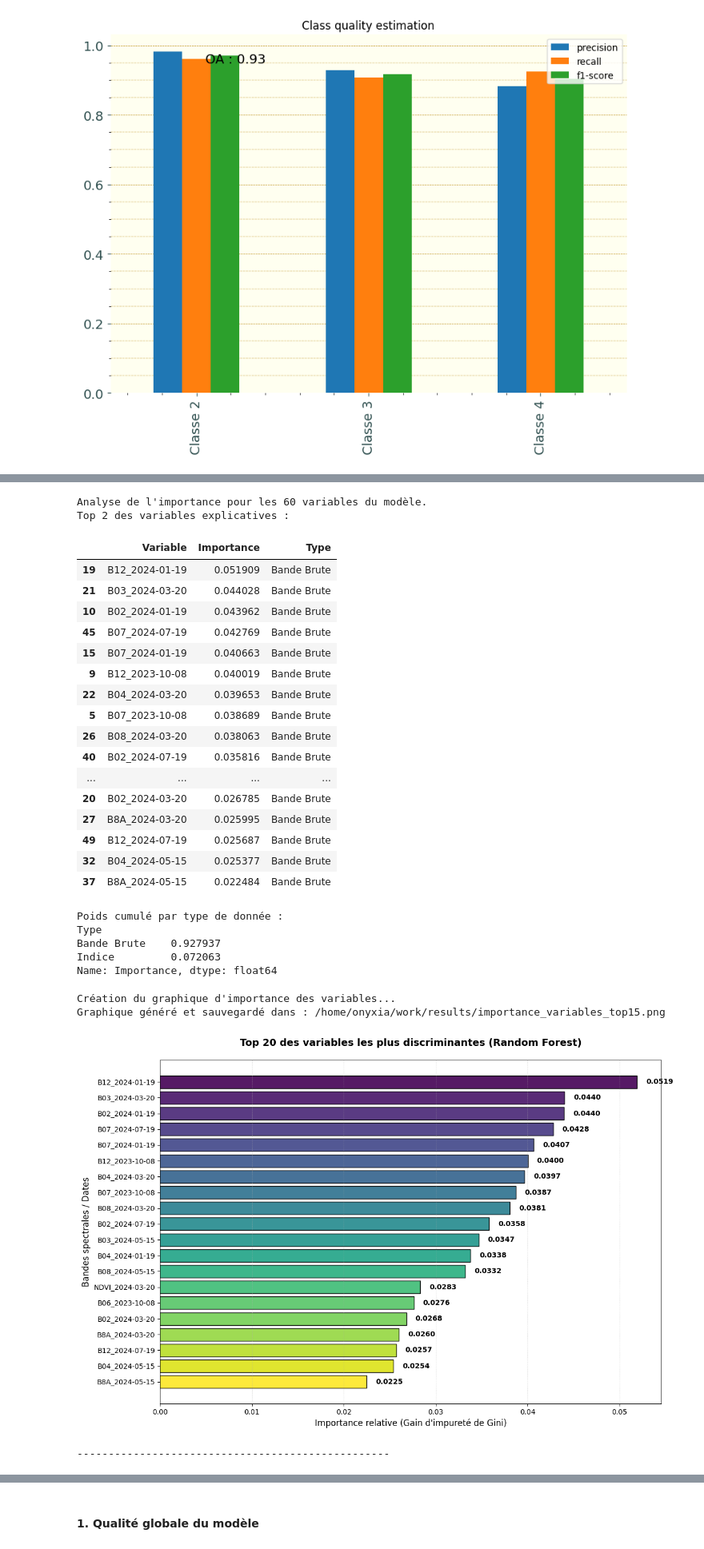
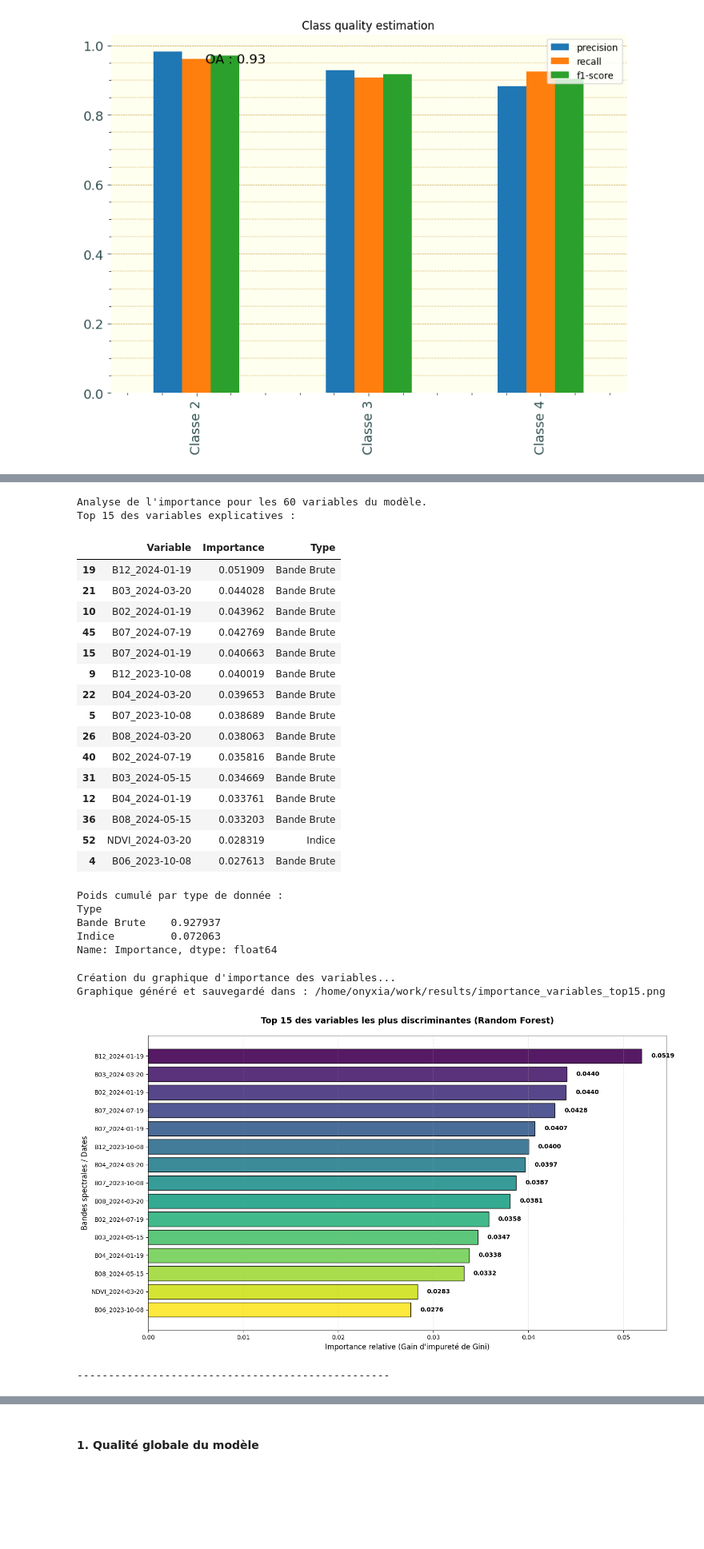
Before and after one commit to MatthieuGoubs/projet_eval_landes, a Jupyter notebook: projet_telea_GOUBERT_MATTHIEU.ipynb, the cells around one changed output, grey strips where cells are left out. Shown at 80% size. Cells and saved outputs as stored; diff of their text form; code cells hidden in the pictures; blank space fills up the shorter version.

```diff
--- a/projet_telea_GOUBERT_MATTHIEU.ipynb
+++ b/projet_telea_GOUBERT_MATTHIEU.ipynb
@@ -367,7 +387,7 @@ B5 = img_B5[:,:,:].astype('float32')
 
 # Calcul du NARI
 # Formule : (1/B3 - 1/B5) / (1/B3 + 1/B5)
-ari = (1/B3 - 1/B5) / (1/B3 + 1/B5)
+ari = ((1/B3) - (1/B5)) / ((1/B3) + (1/B5))
 
 print(f"Calcul terminé. Valeurs NARI : Min={np.nanmin(ari):.2f}, Max={np.nanmax(ari):.2f}")
 
@@ -669,12 +690,3 @@ Dimensions finales : 612 px (H) x 1533 px (L)
 Nombre total de features (bandes * dates) : 50
 Type de données : float64
 --------------------------------------------------
-# %%
-# Compter les NaNs pour le diagnostic
-nan_count = np.isnan(image_stack_sentinel).sum()
-print(f"Nombre de pixels corrompus (NaN) détectés : {nan_count}")
-
-# Remplacer les NaNs et les Infinités par 0
-image_stack_sentinel = np.nan_to_num(image_stack_sentinel, nan=0.0, posinf=0.0, neginf=0.0)
-
-print("Nettoyage terminé. Relance maintenant le test des statistiques (Min/Max/Moy).")
@@ -1128,6 +1231,6 @@ Diagramme de qualité des classes affiché.
 # %%
 # =============================================================================
-# PHASE 19 : ANALYSE DES VARIABLES LES PLUS DISCRIMINANTES (55 VARIABLES)
+# PHASE 19 : ANALYSE DES VARIABLES LES PLUS DISCRIMINANTES (60 VARIABLES)
 # =============================================================================
 
 # Définition des éléments constitutifs du Super-Stack, réutilisation de la variable 'dates'
@@ -1137,7 +1240,7 @@ indices_experts = ["NDVI", "ARI"]
 # Reconstruction dynamique des noms (doit suivre l'ordre du np.concatenate)
 feature_names = []
 
-    # a) D'abord les 45 bandes brutes (9 bandes x 5 dates)
+    # a) D'abord les 50 bandes brutes (10 bandes x 5 dates)
 for date in dates:
     for b in bandes_brutes:
         feature_names.append(f"{b}_{date}")
@@ -1168,16 +1271,16 @@ else:
     # Tri par ordre décroissant
     df_imp = df_imp.sort_values(by="Importance", ascending=False)
 
-    # Affichage du Top 20 (textuel)
-    print("Top 2 des variables explicatives :")
-    display(df_imp.head(20))
+    # Affichage du Top 15 (textuel)
+    print("Top 15 des variables explicatives :")
+    display(df_imp.head(15))
 
     # Petit résumé par type
     print("Poids cumulé par type de donnée :")
     print(df_imp.groupby('Type')['Importance'].sum())
 # %% [output]
 Analyse de l'importance pour les 60 variables du modèle.
-Top 2 des variables explicatives :
+Top 15 des variables explicatives :
 |  | Variable | Importance | Type |
 | 19 | B12_2024-01-19 | 0.051909 | Bande Brute |
 | 21 | B03_2024-03-20 | 0.044028 | Bande Brute |
@@ -1189,12 +1292,11 @@ Top 2 des variables explicatives :
 | 5 | B07_2023-10-08 | 0.038689 | Bande Brute |
 | 26 | B08_2024-03-20 | 0.038063 | Bande Brute |
 | 40 | B02_2024-07-19 | 0.035816 | Bande Brute |
-| ... | ... | ... | ... |
-| 20 | B02_2024-03-20 | 0.026785 | Bande Brute |
-| 27 | B8A_2024-03-20 | 0.025995 | Bande Brute |
-| 49 | B12_2024-07-19 | 0.025687 | Bande Brute |
-| 32 | B04_2024-05-15 | 0.025377 | Bande Brute |
-| 37 | B8A_2024-05-15 | 0.022484 | Bande Brute |
+| 31 | B03_2024-05-15 | 0.034669 | Bande Brute |
+| 12 | B04_2024-01-19 | 0.033761 | Bande Brute |
+| 36 | B08_2024-05-15 | 0.033203 | Bande Brute |
+| 52 | NDVI_2024-03-20 | 0.028319 | Indice |
+| 4 | B06_2023-10-08 | 0.027613 | Bande Brute |
 Poids cumulé par type de donnée :
 Type
 Bande Brute    0.927937
@@ -1208,12 +1310,12 @@ Name: Importance, dtype: float64
 print("Création du graphique d'importance des variables...")
 
 # Préparation des données du graphique
-n_bars = 20
+n_bars = 15
 df_top = df_imp.head(n_bars)
 colors = mpl_cm.viridis(np.linspace(0, 1, n_bars))  # Dégradé harmonieux
 
 # Initialisation de la figure
-plt.figure(figsize=(12, 8))
+plt.figure(figsize=(14, 8))
 
 # Création des barres horizontales
 bars = plt.barh(
@@ -1224,32 +1326,32 @@ bars = plt.barh(
     alpha=0.9
 )
 
 # Inversion de l'axe Y pour avoir la plus importante en haut
 plt.gca().invert_yaxis()
 
 # Ajout des valeurs numériques au bout de chaque barre
 for i, v in enumerate(df_top["Importance"]):
     plt.text(v + 0.001, i, f"{v:.4f}", va='center', fontweight='bold', fontsize=10)
 
 # Habillage du graphique
 plt.title(f"Top {n_bars} des variables les plus discriminantes (Random Forest)", fontsize=14, fontweight='bold', pad=20)
 plt.xlabel("Importance relative (Gain d'impureté de Gini)", fontsize=12)
 plt.ylabel("Bandes spectrales / Dates", fontsize=12)
 plt.grid(axis='x', linestyle=':', alpha=0.6)
 
 # Ajustement et sauvegarde
 plt.tight_layout()
 
 # Export
 output_imp_plot = "/home/onyxia/work/results/importance_variables_top15.png"
 plt.savefig(output_imp_plot, dpi=300)
 
 print(f"Graphique généré et sauvegardé dans : {output_imp_plot}")
 plt.show()
 
 print("-" * 50)
 # %% [output]
 Création du graphique d'importance des variables...
 Graphique généré et sauvegardé dans : /home/onyxia/work/results/importance_variables_top15.png
-[figure, old version]
+[figure, new version]
 --------------------------------------------------
```
Also changed, not shown: parts of 38 cells of this notebook, 1 other file.
